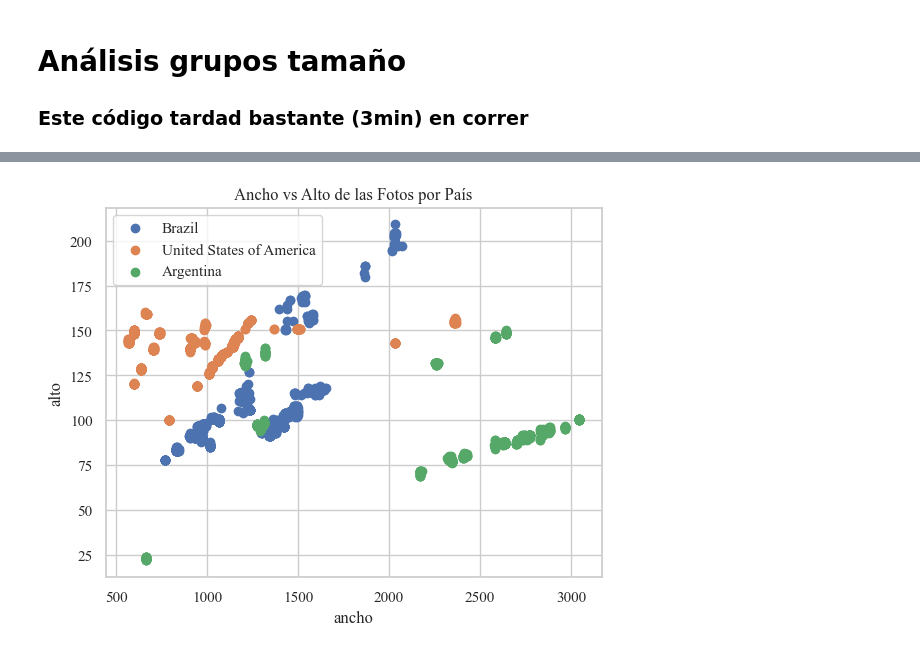
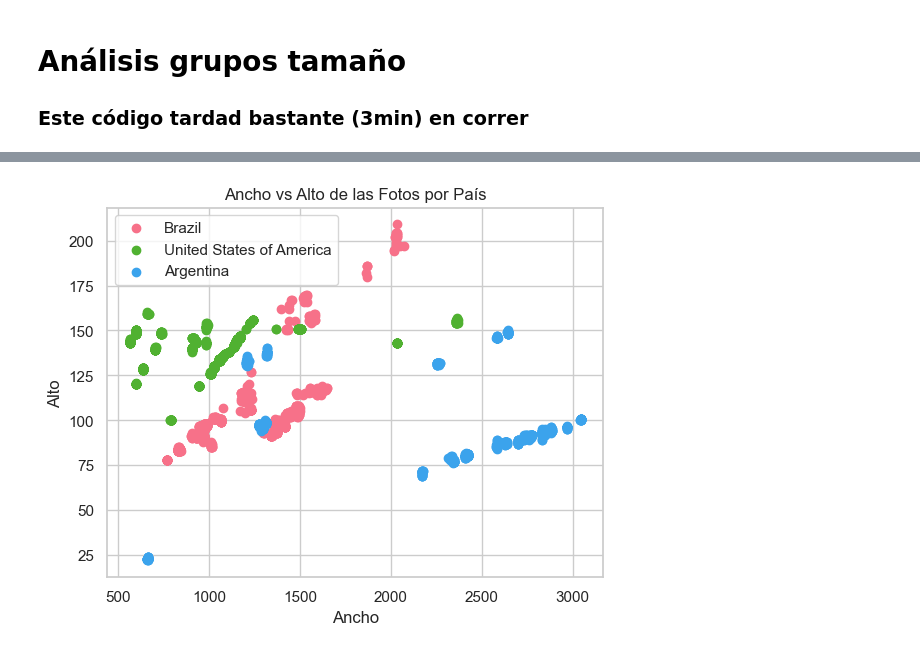
Before and after one commit to azulamakk/PF-vacasVaqueras, a Jupyter notebook: 01.0-nr-EDA.ipynb, the cells around one changed output, grey strips where cells are left out. Cells and saved outputs as stored; diff of their text form; code cells hidden in the pictures.

```diff
--- a/01.0-nr-EDA.ipynb
+++ b/01.0-nr-EDA.ipynb
@@ -226,27 +220,24 @@ plt.show()
 # %%
 import matplotlib.pyplot as plt
+import seaborn as sns
 
-# Crear una figura y un eje
+#Scatter plot
+palette = sns.color_palette("husl", len(nuevo_df['country'].unique()))
 fig, ax = plt.subplots()
 
-# Iterar sobre cada país único en el DataFrame
-for country in nuevo_df['country'].unique():
-    # Seleccionar las filas correspondientes al país actual
+for country, color in zip(nuevo_df['country'].unique(), palette):
     df_country = nuevo_df[nuevo_df['country'] == country]
+    ax.scatter(df_country['ancho'], df_country['alto'], label=country, color=color)
 
-    # Graficar un scatter plot para el país actual
-    ax.scatter(df_country['ancho'], df_country['alto'], label=country)
-
-# Agregar etiquetas y título
-ax.set_xlabel('ancho')
-ax.set_ylabel('alto')
+# Etiquetas y título
+ax.set_xlabel('Ancho')
+ax.set_ylabel('Alto')
 ax.set_title('Ancho vs Alto de las Fotos por País')
 ax.legend()
 
-# Mostrar el plot
 plt.show()
 # %% [output]
-[figure, old version]
+[figure, new version]
 # %%
 import matplotlib.pyplot as plt
 import seaborn as sns
```
Also changed, not shown: parts of 8 cells of this notebook, 2 other files.
